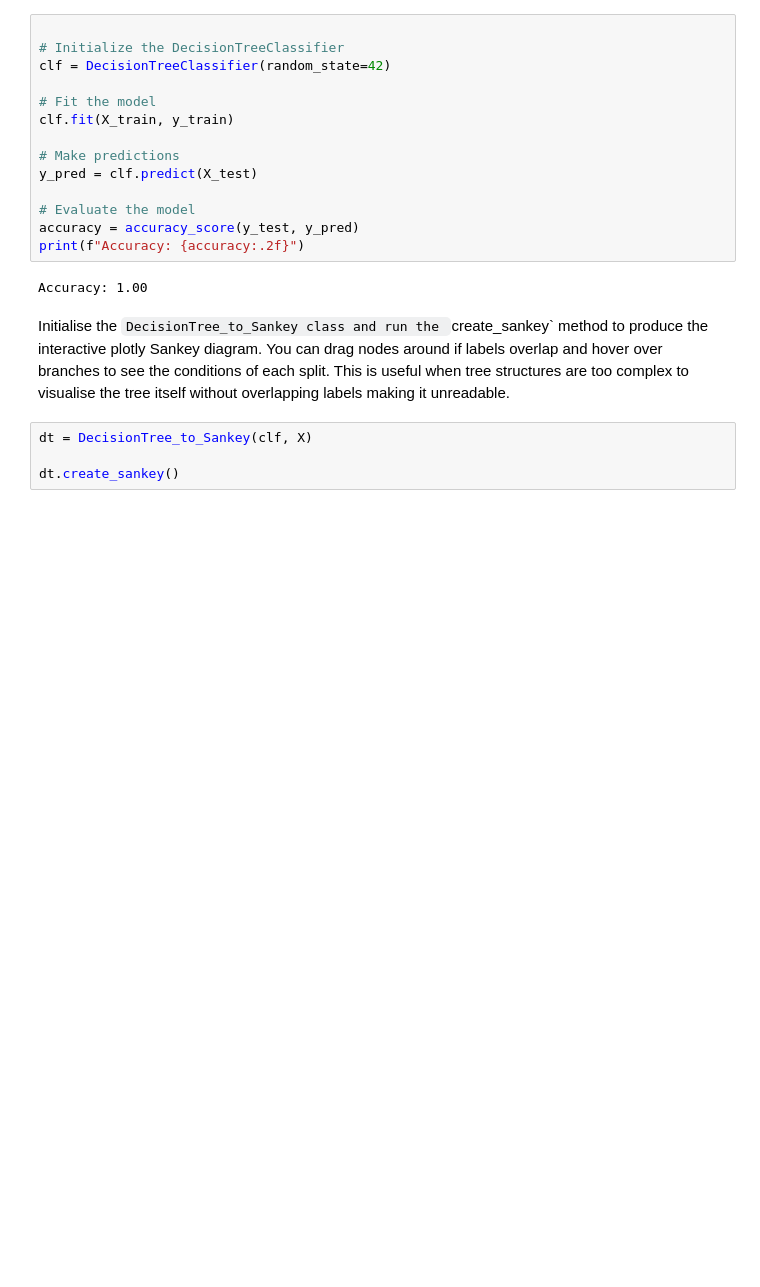
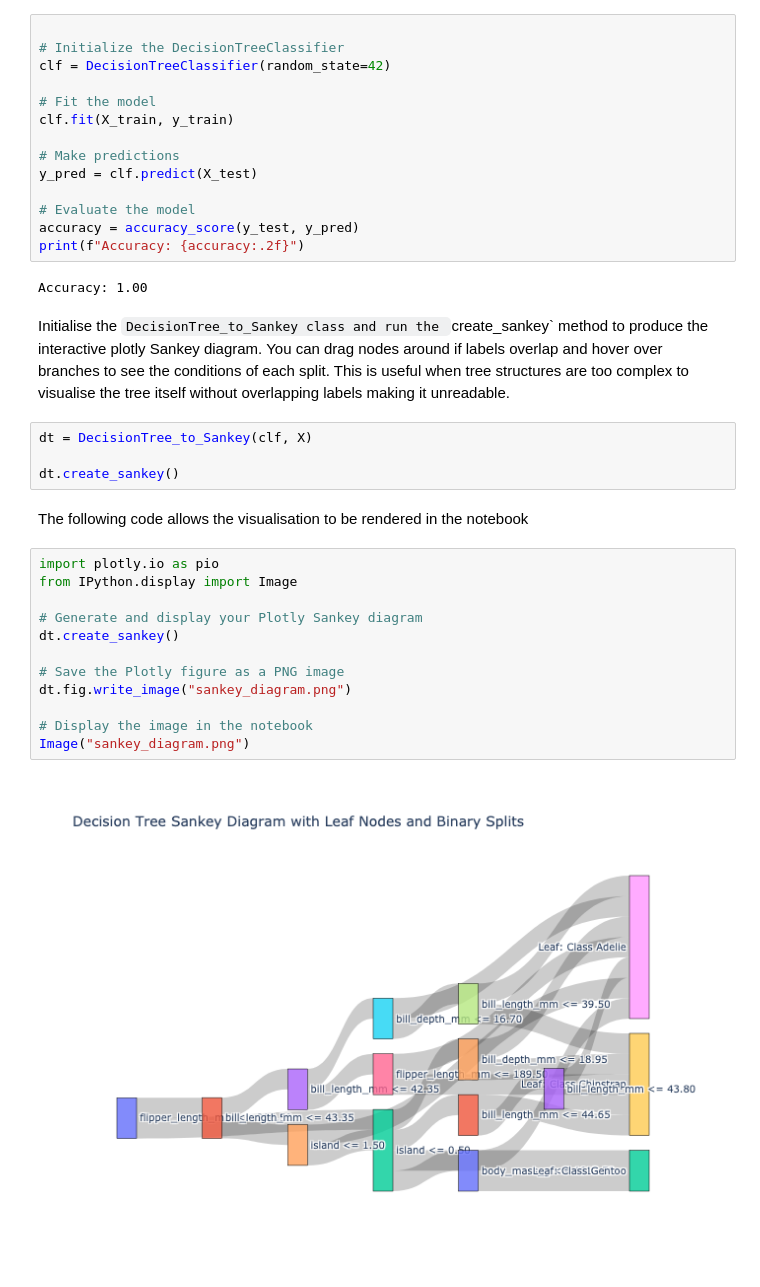
Before and after one commit to LukeADay/DecisionTree-to-Sankey, a Jupyter notebook: examples/penguine_dataset_example.ipynb, the cells around one changed output. Saved outputs shown, nothing was run; the diff lists cells and outputs as text; blank space fills up the shorter version.

Commit message:
Add block that allows image to render

```diff
--- a/examples/penguine_dataset_example.ipynb
+++ b/examples/penguine_dataset_example.ipynb
@@ -70,3 +70,19 @@ Initialise the `DecisionTree_to_Sankey class and run the `create_sankey` method
 dt = DecisionTree_to_Sankey(clf, X)
 
 dt.create_sankey()
+# %% [markdown]
+The following code allows the visualisation to be rendered in the notebook
+# %%
+import plotly.io as pio
+from IPython.display import Image
+
+# Generate and display your Plotly Sankey diagram
+dt.create_sankey()
+
+# Save the Plotly figure as a PNG image
+dt.fig.write_image("sankey_diagram.png")
+
+# Display the image in the notebook
+Image("sankey_diagram.png")
+# %% [output]
+[figure, added]
```
